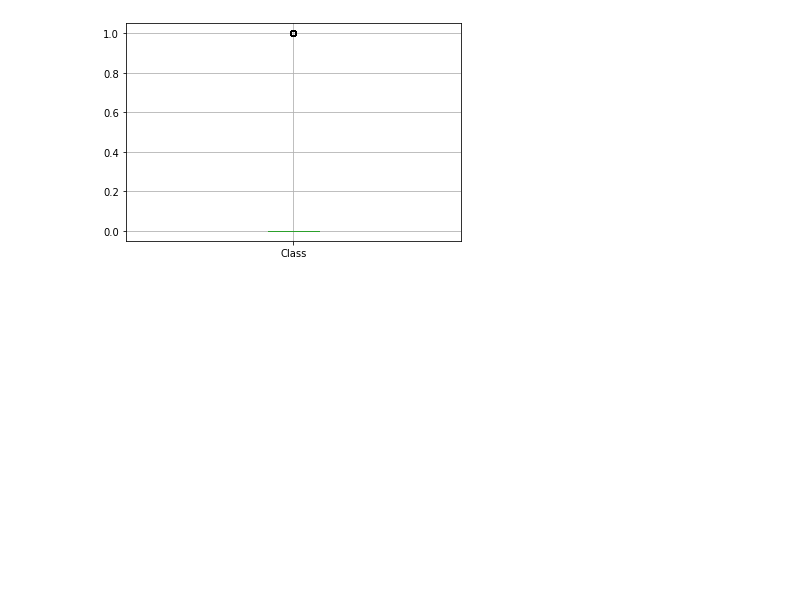
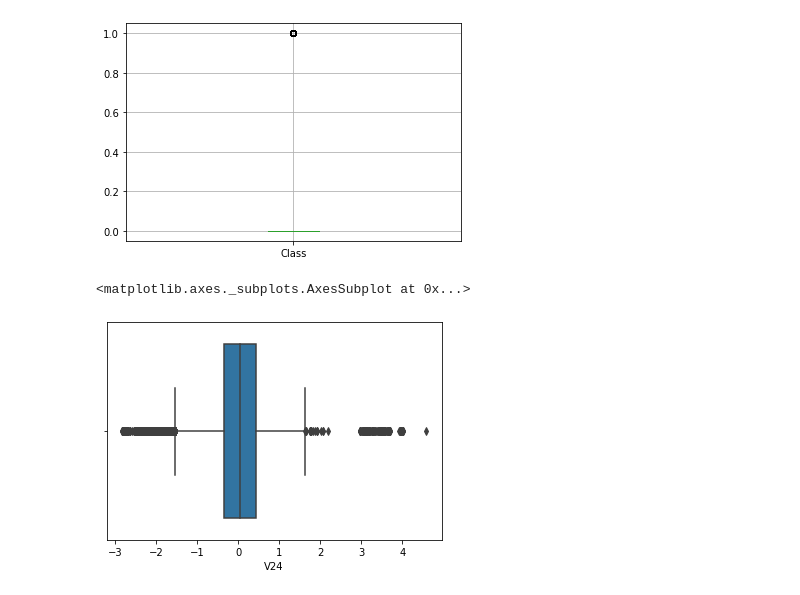
Before and after one commit to ipatel467/Credit-Card-Fraud-Detection, a Jupyter notebook: Index.ipynb, the cells around one changed output. Cells and saved outputs as stored; diff of their text form; code cells hidden in the pictures; blank space fills up the shorter version.

```diff
--- a/Index.ipynb
+++ b/Index.ipynb
@@ -146,3 +146,8 @@ df.boxplot(column=['Amount']);
 df.boxplot(column=['Class']);
 # %% [output]
 [figure]
+# %%
+sns.boxplot(df['V24'])
+# %% [output]
+<matplotlib.axes._subplots.AxesSubplot at 0x...>
+[figure, added]
```
Also changed, not shown: parts of 3 cells of this notebook.
